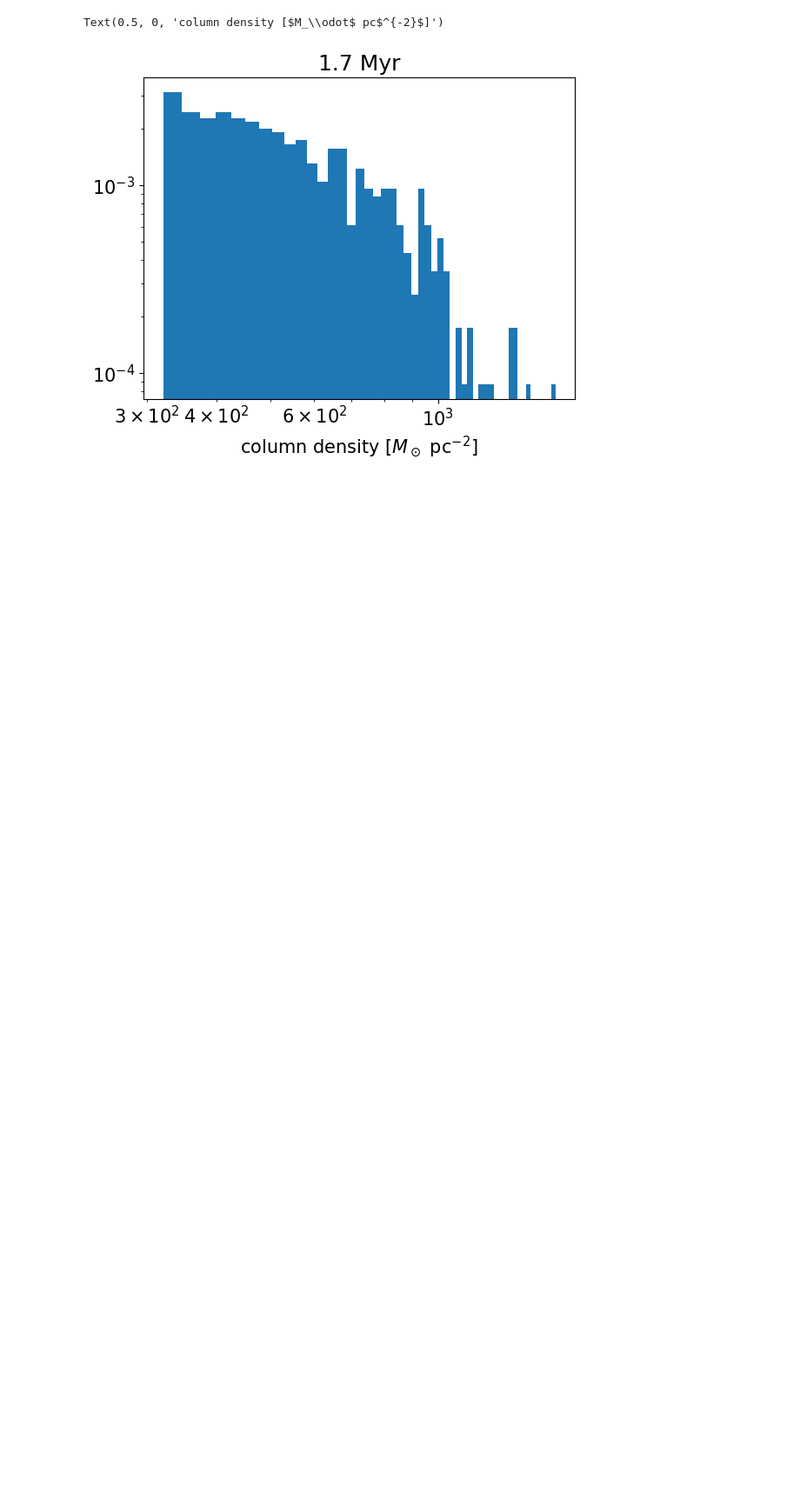
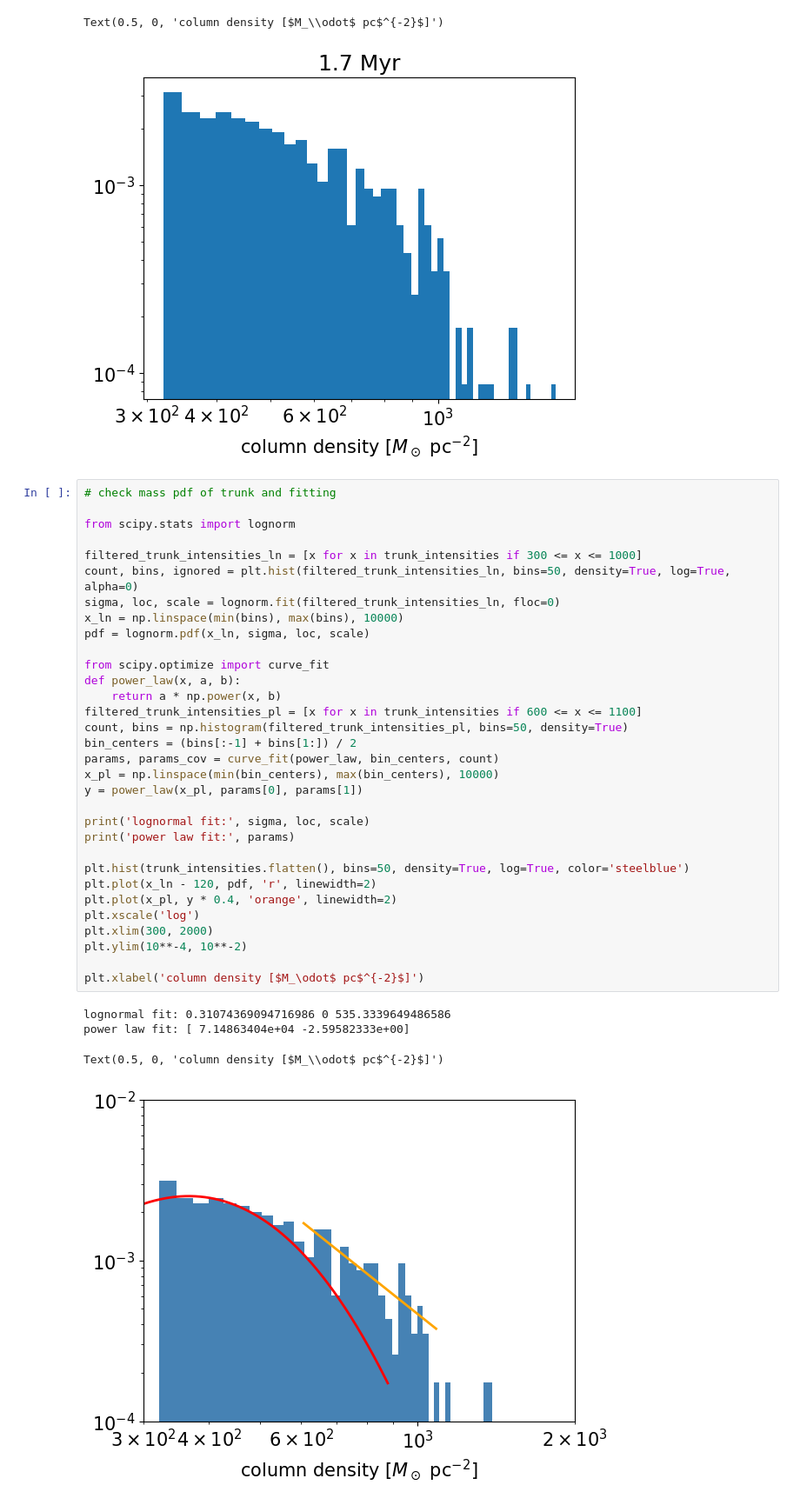
Before and after one commit to kotora260/StarGen, a Jupyter notebook: dendro2D_2200.ipynb, the cells around one changed output. Shown at 87% size. Saved outputs shown, nothing was run; the diff lists cells and outputs as text; blank space fills up the shorter version.

```diff
--- a/dendro2D_2200.ipynb
+++ b/dendro2D_2200.ipynb
@@ -620,3 +622,40 @@ plt.xlabel('column density [$M_\odot$ pc$^{-2}$]')
 # %% [output]
 Text(0.5, 0, 'column density [$M_\\odot$ pc$^{-2}$]')
 [figure]
+# %%
+# check mass pdf of trunk and fitting
+
+from scipy.stats import lognorm
+
+filtered_trunk_intensities_ln = [x for x in trunk_intensities if 300 <= x <= 1000]
+count, bins, ignored = plt.hist(filtered_trunk_intensities_ln, bins=50, density=True, log=True, alpha=0)
+sigma, loc, scale = lognorm.fit(filtered_trunk_intensities_ln, floc=0)
+x_ln = np.linspace(min(bins), max(bins), 10000)
+pdf = lognorm.pdf(x_ln, sigma, loc, scale)
+
+from scipy.optimize import curve_fit
+def power_law(x, a, b):
+    return a * np.power(x, b)
+filtered_trunk_intensities_pl = [x for x in trunk_intensities if 600 <= x <= 1100]
+count, bins = np.histogram(filtered_trunk_intensities_pl, bins=50, density=True)
+bin_centers = (bins[:-1] + bins[1:]) / 2
+params, params_cov = curve_fit(power_law, bin_centers, count)
+x_pl = np.linspace(min(bin_centers), max(bin_centers), 10000)
+y = power_law(x_pl, params[0], params[1])
+
+print('lognormal fit:', sigma, loc, scale)
+print('power law fit:', params)
+
+plt.hist(trunk_intensities.flatten(), bins=50, density=True, log=True, color='steelblue')
+plt.plot(x_ln - 120, pdf, 'r', linewidth=2)
+plt.plot(x_pl, y * 0.4, 'orange', linewidth=2)
+plt.xscale('log')
+plt.xlim(300, 2000)
+plt.ylim(10**-4, 10**-2)
+
+plt.xlabel('column density [$M_\odot$ pc$^{-2}$]')
+# %% [output]
+lognormal fit: 0.31074369094716986 0 535.3339649486586
+power law fit: [ 7.14863404e+04 -2.59582333e+00]
+Text(0.5, 0, 'column density [$M_\\odot$ pc$^{-2}$]')
+[figure, added]
```
Also changed, not shown: parts of 1 cell of this notebook, 3 other files.
